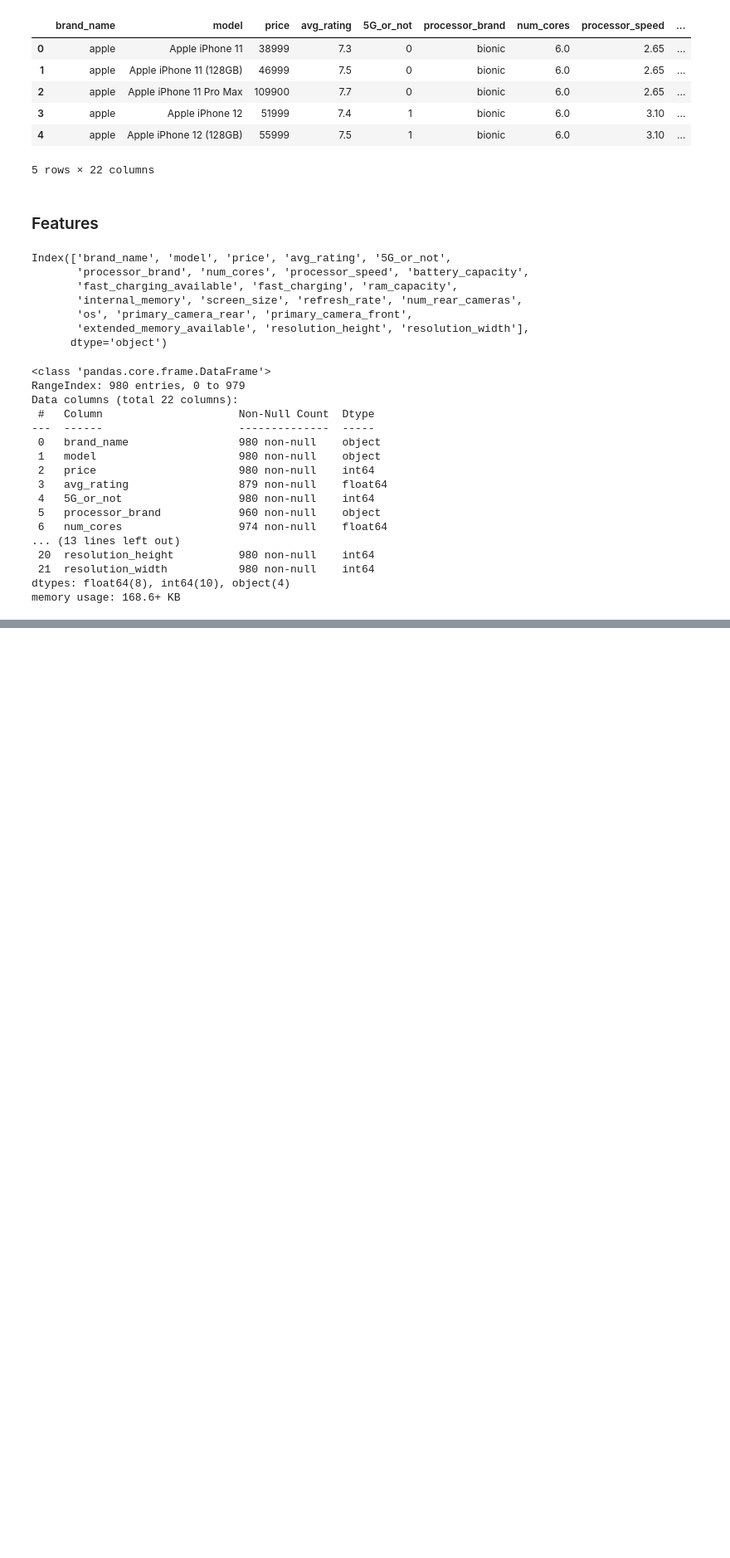
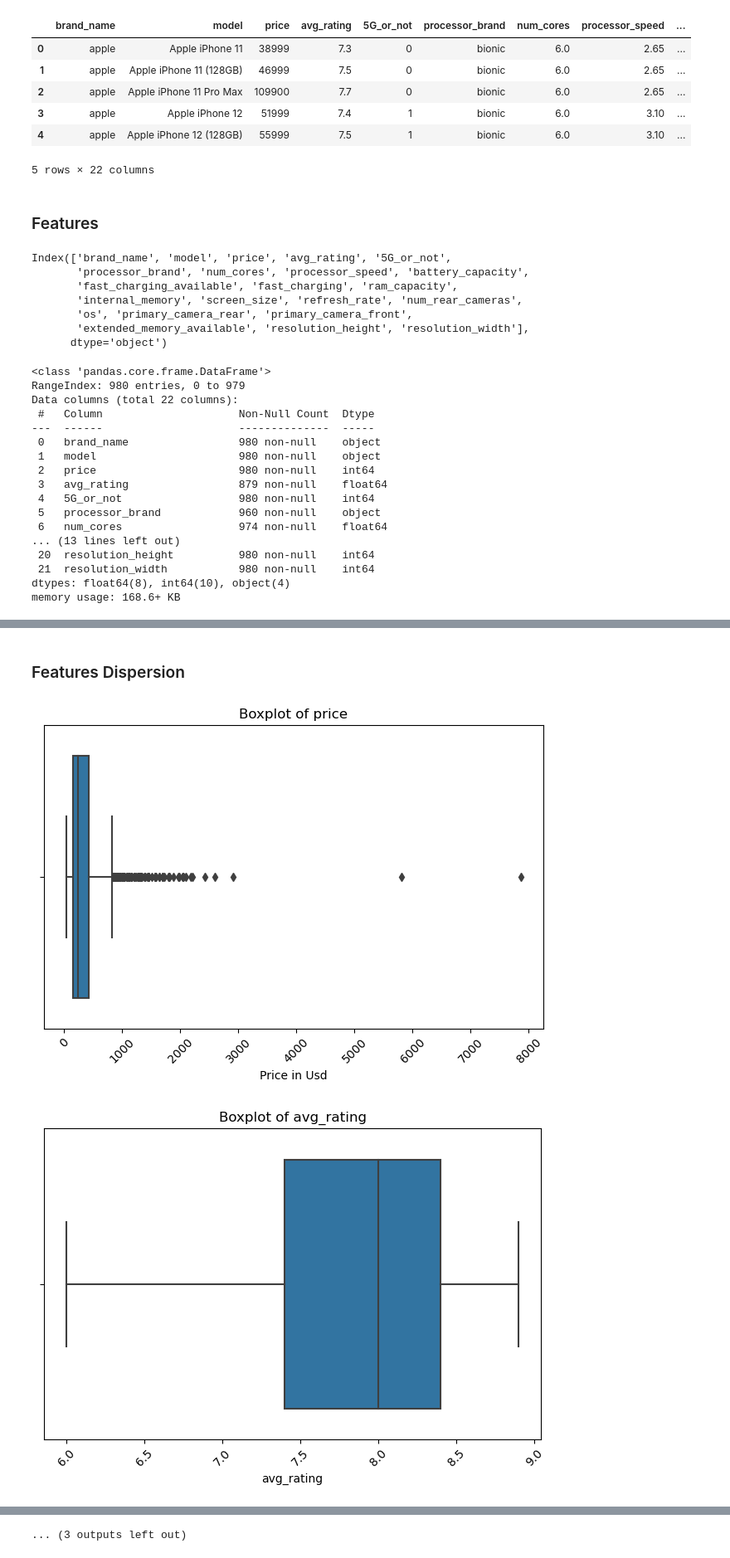
Before and after one commit to nicosurgen/FirstProyect, a Jupyter notebook: Data cleaning.ipynb, the cells around one changed output, grey strips where cells are left out. Shown at 83% size. Cells and saved outputs as stored; diff of their text form; code cells hidden in the pictures; blank space fills up the shorter version.

```diff
--- a/Data cleaning.ipynb
+++ b/Data cleaning.ipynb
@@ -90,0 +170,16 @@ num=["price","avg_rating","5G_or_not","num_cores","processor_speed","battery_cap
+# %% [markdown]
+### Features Dispersion
+# %%
+a = ["price","avg_rating","num_cores","processor_speed","battery_capacity","fast_charging","ram_capacity","internal_memory",
+     "screen_size","refresh_rate","num_rear_cameras","primary_camera_rear","primary_camera_front","resolution_height","resolution_width"]
+for i in a:
+    sns.boxplot(data=smartphones, x=i)
+    plt.title(f"Boxplot of {i}")
+    if i == "price":
+        plt.xlabel("Price in Usd")
+    plt.xticks(rotation=45)  # Rotate X-axis Labels for Better Readability
+    plt.tight_layout()  # Adjust Layout to Avoid Overlaps
+    plt.show()
+# %% [output]
+[figure, added]
+[figure, added]
@@ -90,0 +196 @@ num=["price","avg_rating","5G_or_not","num_cores","processor_speed","battery_cap
+... (3 outputs left out)
```
Also changed, not shown: parts of 30 cells of this notebook.
